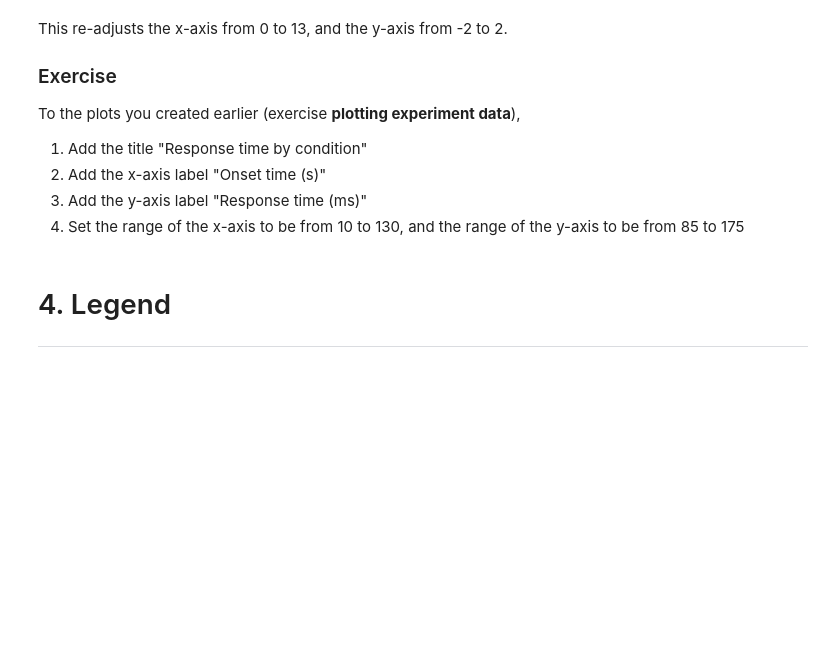
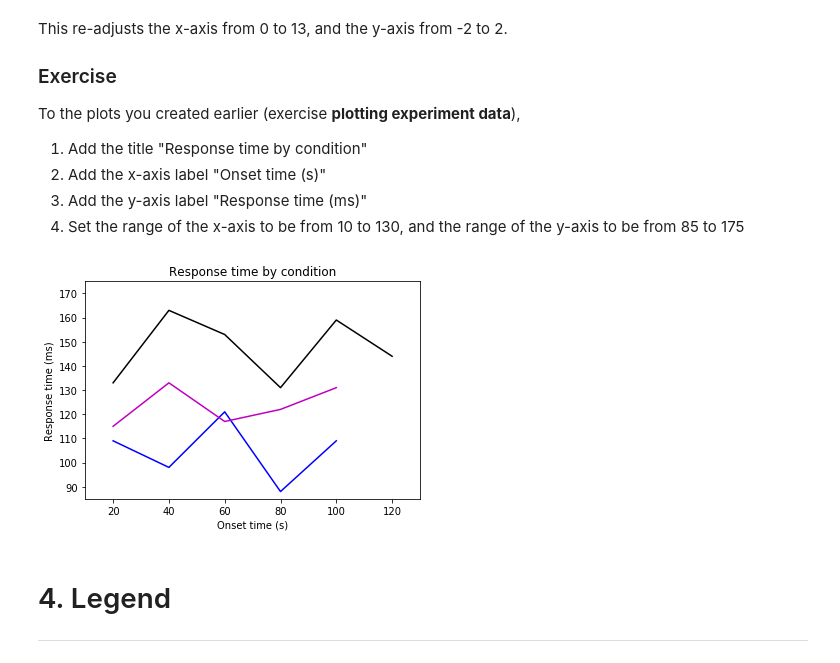
Before and after one commit to sathayas/JupyterPythonFall2018, a Jupyter notebook: Plot.ipynb, the cells around one changed output. Cells and saved outputs as stored; diff of their text form; code cells hidden in the pictures; blank space fills up the shorter version.

```diff
--- a/Plot.ipynb
+++ b/Plot.ipynb
@@ -186,6 +188,27 @@ To the plots you created earlier (exercise **plotting experiment data**),
 2. Add the x-axis label "Onset time (s)"
 3. Add the y-axis label "Response time (ms)"
 4. Set the range of the x-axis to be from 10 to 130, and the range of the y-axis to be from 85 to 175
+# %%
+import matplotlib.pyplot as plt
+import numpy as np
+
+cond = np.array([1, 1, 1, 1, 1, 2, 2, 2, 2, 2, 3, 3, 3, 3, 3, 3])
+x = np.array([ 20, 40, 60, 80, 100, 20, 40, 60, 80, 100, 20, 40,
+               60, 80, 100, 120])
+y = np.array([109, 98, 121, 88, 109, 115, 133, 117, 122, 131,
+              133, 163, 153, 131, 159, 144])
+
+# axis labels, title, axis scales
+plt.plot(x[cond==1], y[cond==1],'b-')
+plt.plot(x[cond==2], y[cond==2],'m-')
+plt.plot(x[cond==3], y[cond==3],'k-')
+plt.title('Response time by condition')
+plt.xlabel('Onset time (s)')
+plt.ylabel('Response time (ms)')
+plt.axis([10,130,85,175])
+plt.show()
+# %% [output]
+[figure, added]
 # %% [markdown]
 # 4. Legend
 <hr style="height:1px;border:none" />
```
Also changed, not shown: parts of 25 cells of this notebook.
